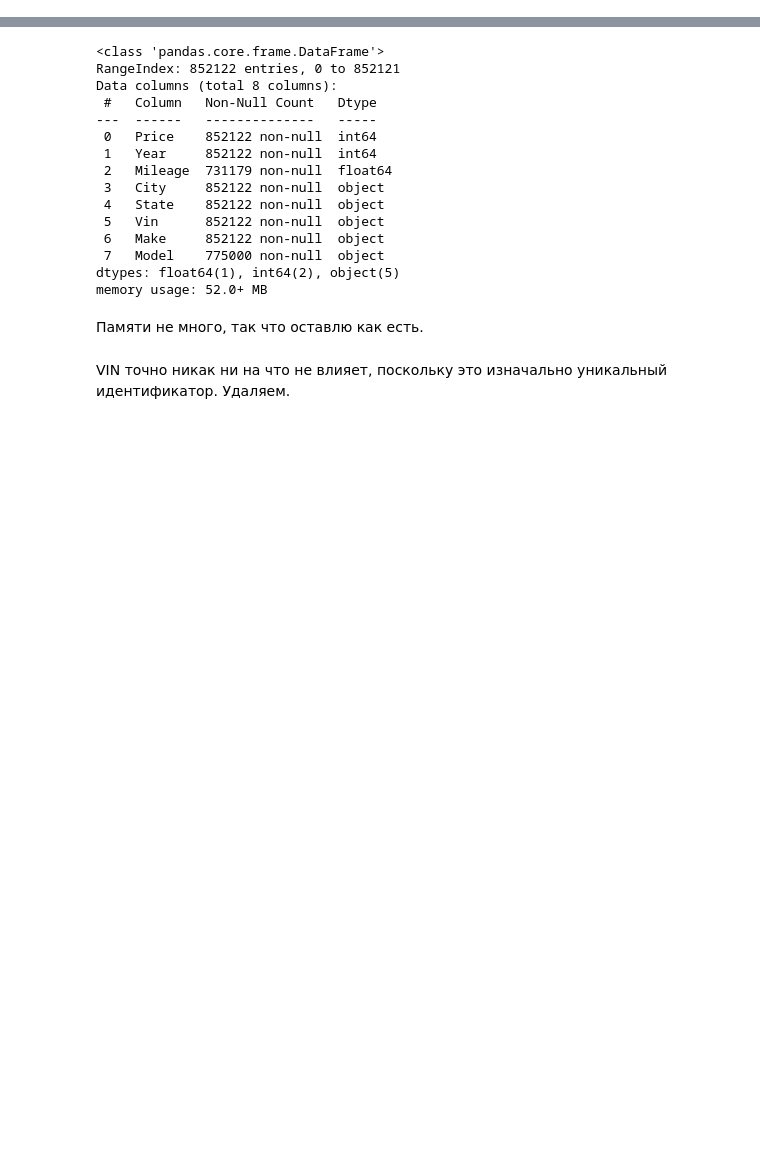
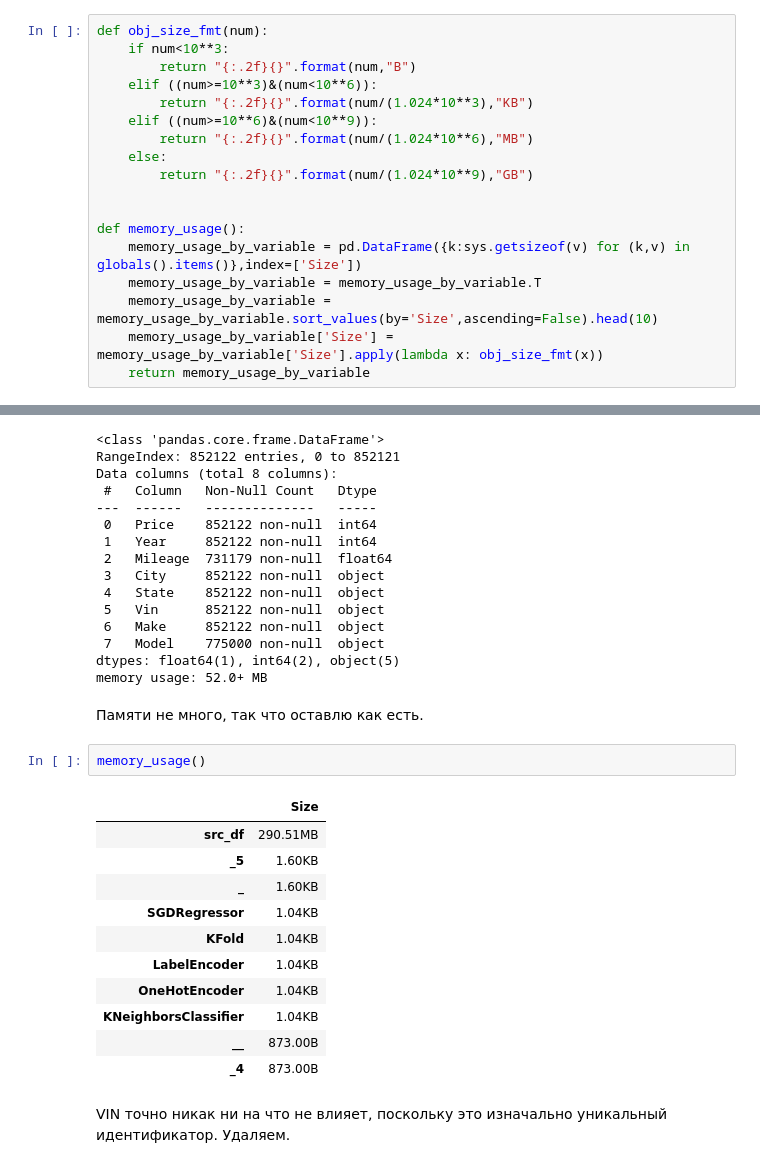
Before and after one commit to jast4ik/Hillel_ML_HW, a Jupyter notebook: Homework06/HW06.ipynb, the cells around one changed output, grey strips where cells are left out. Drawn from its saved outputs; the diff is of its cells as text; blank space fills up the shorter version.

```diff
--- a/Homework06/HW06.ipynb
+++ b/Homework06/HW06.ipynb
@@ -12,3 +16,21 @@ import seaborn as sns
+# %%
+def obj_size_fmt(num):
+    if num<10**3:
+        return "{:.2f}{}".format(num,"B")
+    elif ((num>=10**3)&(num<10**6)):
+        return "{:.2f}{}".format(num/(1.024*10**3),"KB")
+    elif ((num>=10**6)&(num<10**9)):
+        return "{:.2f}{}".format(num/(1.024*10**6),"MB")
+    else:
+        return "{:.2f}{}".format(num/(1.024*10**9),"GB")
+
+
+def memory_usage():
+    memory_usage_by_variable = pd.DataFrame({k:sys.getsizeof(v) for (k,v) in globals().items()},index=['Size'])
+    memory_usage_by_variable = memory_usage_by_variable.T
+    memory_usage_by_variable = memory_usage_by_variable.sort_values(by='Size',ascending=False).head(10)
+    memory_usage_by_variable['Size'] = memory_usage_by_variable['Size'].apply(lambda x: obj_size_fmt(x))
+    return memory_usage_by_variable
 # %% [markdown]
 Проверим данные на отсутствующие значения.
 # %%
@@ -63,6 +85,20 @@ dtypes: float64(1), int64(2), object(5)
 memory usage: 52.0+ MB
 # %% [markdown]
 Памяти не много, так что оставлю как есть.
+# %%
+memory_usage()
+# %% [output]
+|  | Size |
+| src_df | 290.51MB |
+| _5 | 1.60KB |
+| _ | 1.60KB |
+| SGDRegressor | 1.04KB |
+| KFold | 1.04KB |
+| LabelEncoder | 1.04KB |
+| OneHotEncoder | 1.04KB |
+| KNeighborsClassifier | 1.04KB |
+| __ | 873.00B |
+| _4 | 873.00B |
 # %% [markdown]
 VIN точно никак ни на что не влияет, поскольку это изначально уникальный идентификатор. Удаляем.
 # %%
```
Also changed, not shown: parts of 19 cells of this notebook.
